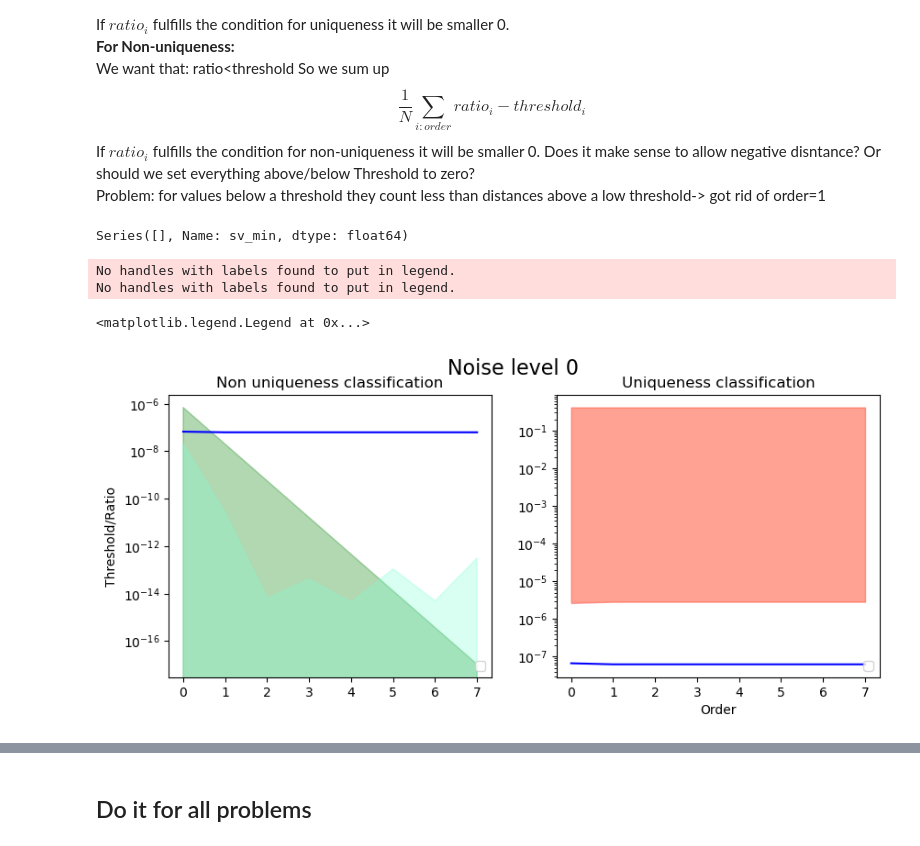
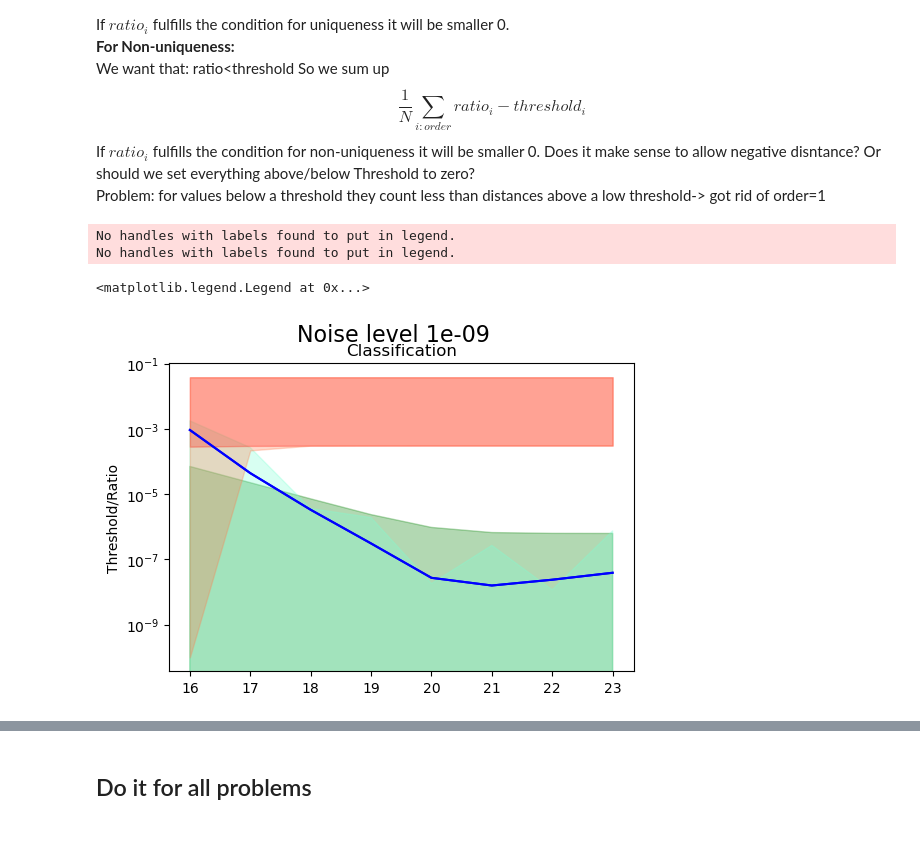
Before and after one commit to HillaryHauger/robust-identifiability-symbolic-recovery, a Jupyter notebook: Noise Analysis/Tests Reversed Condition.ipynb, the cells around one changed output, grey strips where cells are left out. Drawn from its saved outputs; the diff is of its cells as text; code cells hidden in the pictures.

Commit message:
Test finite differences bound for higher derivatives, seems to work well expcept for a few exceptions, Changed bound to lower bound, Changed plots to show intersection of thresholds

```diff
--- a/Noise Analysis/Tests Reversed Condition.ipynb
+++ b/Noise Analysis/Tests Reversed Condition.ipynb
@@ -87,8 +87,8 @@ experiment_names= ['linear_nonunique_1','linear_unique_1.1','linear_unique_1.2',
 # %% [markdown]
 ## Try it for one specific problem
 # %%
-experiment_name = "test"
-#u,x,t,formula = experiment_data(n_samples=100,experiment_name=experiment_name)
+experiment_name = "linear_nonunique_1"
+u,x,t,formula = experiment_data(n_samples=100,experiment_name=experiment_name)
 print(experiment_name)
 #print(formula)
 dx=x[1]-x[0]
@@ -137,9 +135,9 @@ Reversed condition: 6.229881559427159e-08
 # %%
 result= pd.DataFrame(columns=["noise_level","order","ratio","threshold_approx_uniq","threshold_exact_uniq","threshold_approx_nonuniq","threshold_exact_nonuniq","sv_max","sv_min","C","C1","C2"])
 M=infinity_norm(u)
-number_noise=9 #<=10
+number_noise=10 #<=10
 noise_levels = [0]+[10**(-10+i) for i in range(0,number_noise-1)]
-orders=range(2,10,1)
+orders=range(2,10,2)
 unorm2=np.sqrt(np.mean(np.square(u)))
 
 for noise_level in noise_levels:
@@ -292,8 +264,6 @@ Does it make sense to allow negative disntance? Or should we set everything abov
 Problem: for values below a threshold they count less than distances above a low threshold-> got rid of order=1
 # %%
 result[result["sv_max"]<0.5]["sv_min"]
-# %% [output]
-Series([], Name: sv_min, dtype: float64)
 # %%
 classification_df = pd.DataFrame({"threshold_approx_uniq":result.groupby('noise_level').apply(lambda group: (group['threshold_approx_uniq'] - group['ratio']).mean()),
              "threshold_exact_uniq":result.groupby('noise_level').apply(lambda group: ( group['threshold_exact_uniq'] - group['ratio']).mean()),
@@ -308,45 +278,41 @@ classification_df ["ClassificationTrue"]=classify_string(experiment_name)
 classification_df.to_csv(directory_path+"/classification.csv")
 # %%
 # Create subplots
-noise_level=0
-fig, (ax1, ax2) = plt.subplots(1, 2, sharex=True, figsize=(10, 4))
+noise_level=1e-09
+fig, ax = plt.subplots(1, 1, sharex=True, figsize=(6, 4))
 fig.suptitle(f'Noise level {noise_level}', fontsize=16)
 df = result[result["noise_level"] == noise_level]
 
 # Subplot 1: ratio and green lines
-ax1.set_title("Non uniqueness classification")
-ax1.plot(df["ratio"],color='blue')
+ax.set_title("Classification")
+ax.plot(df["ratio"],color='blue')
 #ax1.plot( df["ratio"]-df["threshold_approx_nonuniq"], 'x', label='diff approx', color='green')
 #ax1.plot( df["ratio"]-df["threshold_exact_nonuniq"], 'o', label='dff exact', color='green')
 
 #ax1.plot( df["threshold_approx_nonuniq"], '--', label='Threshold approx', color='green')
 #ax1.plot(df["threshold_exact_nonuniq"], ':', label='Threshold exact', color='aquamarine')
-ax1.fill_between(df.index, 0, df["threshold_approx_nonuniq"], color='green', alpha=0.3)
-ax1.fill_between(df.index, 0, df["threshold_exact_nonuniq"], color='aquamarine', alpha=0.3)
-ax1.set_yscale('log')
-ax1.set_ylabel('Threshold/Ratio')
+ax.fill_between(df.index, 0, df["threshold_approx_nonuniq"], color='green', alpha=0.3)
+ax.fill_between(df.index, 0, df["threshold_exact_nonuniq"], color='aquamarine', alpha=0.3)
+ax.set_ylabel('Threshold/Ratio')
 
-# Subplot 2: ratio and red lines
-ax2.set_title("Uniqueness classification")
 #ax2.plot( df["threshold_approx_uniq"]-df["ratio"], 'x', label='diff approx', color='green')
 #ax2.plot( df["threshold_exact_uniq"]-df["ratio"], 'o', label='dff exact', color='green')
 
-ax2.plot(df["ratio"],color='blue')
+ax.plot(df["ratio"],color='blue')
 #ax2.plot( df["threshold_approx_uniq"], '--', label='Threshold approx', color='red')
 #ax2.plot( df["threshold_exact_uniq"], ':', label='Threshold exact', color='coral')
-ax2.fill_between(df.index, df["threshold_approx_uniq"], y2=result.ratio.max(), color='red', alpha=0.3)
-ax2.fill_between( df.index, df["threshold_exact_uniq"], y2=result.ratio.max(), color='coral', alpha=0.3)
-ax2.set_yscale('log')
-
+ax.fill_between(df.index, df["threshold_approx_uniq"], y2=result.ratio.max(), color='red', alpha=0.3)
+ax.fill_between( df.index, df["threshold_exact_uniq"], y2=result.ratio.max(), color='coral', alpha=0.3)
+ax.set_yscale('log')
 
 ax2.set_xlabel('Order')
 ax1.legend(loc=4)
 ax2.legend(loc=4)
 # %% [output]
 No handles with labels found to put in legend.
 No handles with labels found to put in legend.
 <matplotlib.legend.Legend at 0x...>
-[figure, old version]
+[figure, new version]
 # %%
 plot_uniq_non_uniq_class_with_noise_levels(noise_levels,result,"results/"+experiment_name+"/classification_noise_level.png")
 # %% [output]
```
Also changed, not shown: parts of 12 cells of this notebook, 16 other files.
